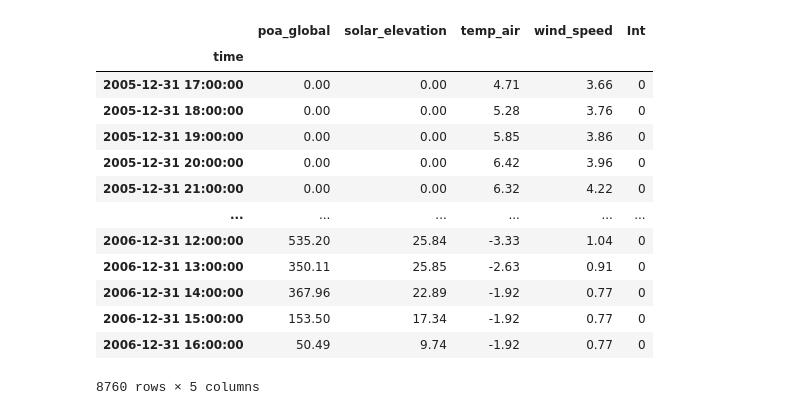
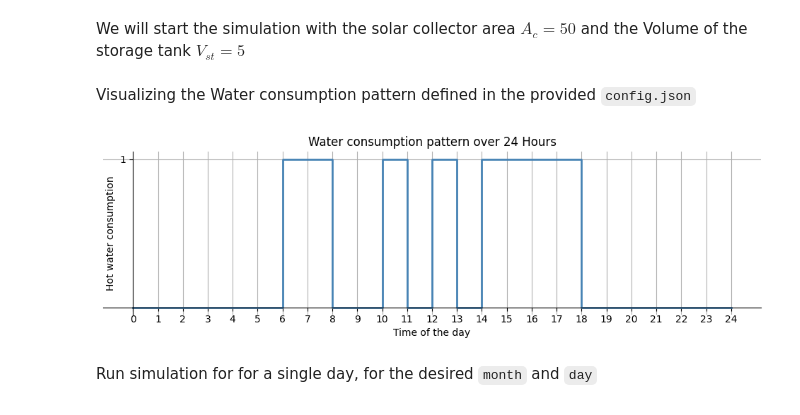
Before and after one commit to yashladd/solar_water_heater, a Jupyter notebook: examples/example_slc.ipynb, the cells around one changed output. Cells and saved outputs as stored; diff of their text form; code cells hidden in the pictures.

```diff
--- a/examples/example_slc.ipynb
+++ b/examples/example_slc.ipynb
@@ -22,18 +67,0 @@ simulation.storage_tank_volume
-# %%
-df = simulation.environment_conditions
-df
-# %% [output]
-|  | poa_global | solar_elevation | temp_air | wind_speed | Int |
-| time |  |  |  |  |  |
-| 2005-12-31 17:00:00 | 0.00 | 0.00 | 4.71 | 3.66 | 0 |
-| 2005-12-31 18:00:00 | 0.00 | 0.00 | 5.28 | 3.76 | 0 |
-| 2005-12-31 19:00:00 | 0.00 | 0.00 | 5.85 | 3.86 | 0 |
-| 2005-12-31 20:00:00 | 0.00 | 0.00 | 6.42 | 3.96 | 0 |
-| 2005-12-31 21:00:00 | 0.00 | 0.00 | 6.32 | 4.22 | 0 |
-| ... | ... | ... | ... | ... | ... |
-| 2006-12-31 12:00:00 | 535.20 | 25.84 | -3.33 | 1.04 | 0 |
-| 2006-12-31 13:00:00 | 350.11 | 25.85 | -2.63 | 0.91 | 0 |
-| 2006-12-31 14:00:00 | 367.96 | 22.89 | -1.92 | 0.77 | 0 |
-| 2006-12-31 15:00:00 | 153.50 | 17.34 | -1.92 | 0.77 | 0 |
-| 2006-12-31 16:00:00 | 50.49 | 9.74 | -1.92 | 0.77 | 0 |
-8760 rows × 5 columns
@@ -41,0 +68,2 @@ oct = df[(df.index.month == 10) & (df.index.day==29)]
+# %% [markdown]
+We will start the simulation with the solar collector area $A_c = 50$ and the Volume of the storage tank $V_{st} = 5$
@@ -42 +74,9 @@ oct = df[(df.index.month == 10) & (df.index.day==29)]
+# %% [markdown]
+Visualizing the Water consumption pattern defined in the provided `config.json`
+# %%
+simulation.plot_water_consumption()
+# %% [output]
+[figure, added]
+# %% [markdown]
+Run simulation for for a single day, for the desired `month` and `day`
 # %%
```
Also changed, not shown: parts of 22 cells of this notebook, 9 other files.
